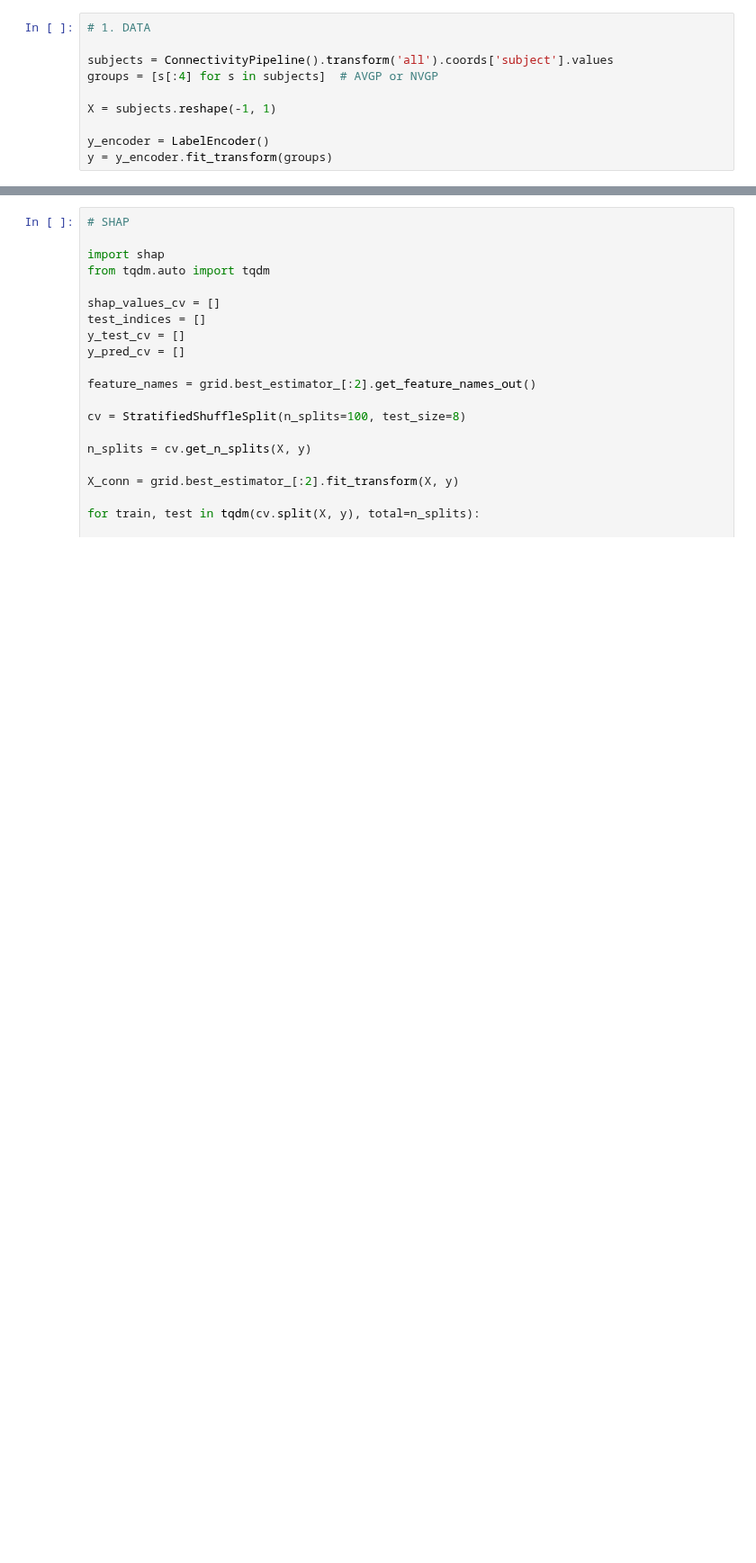
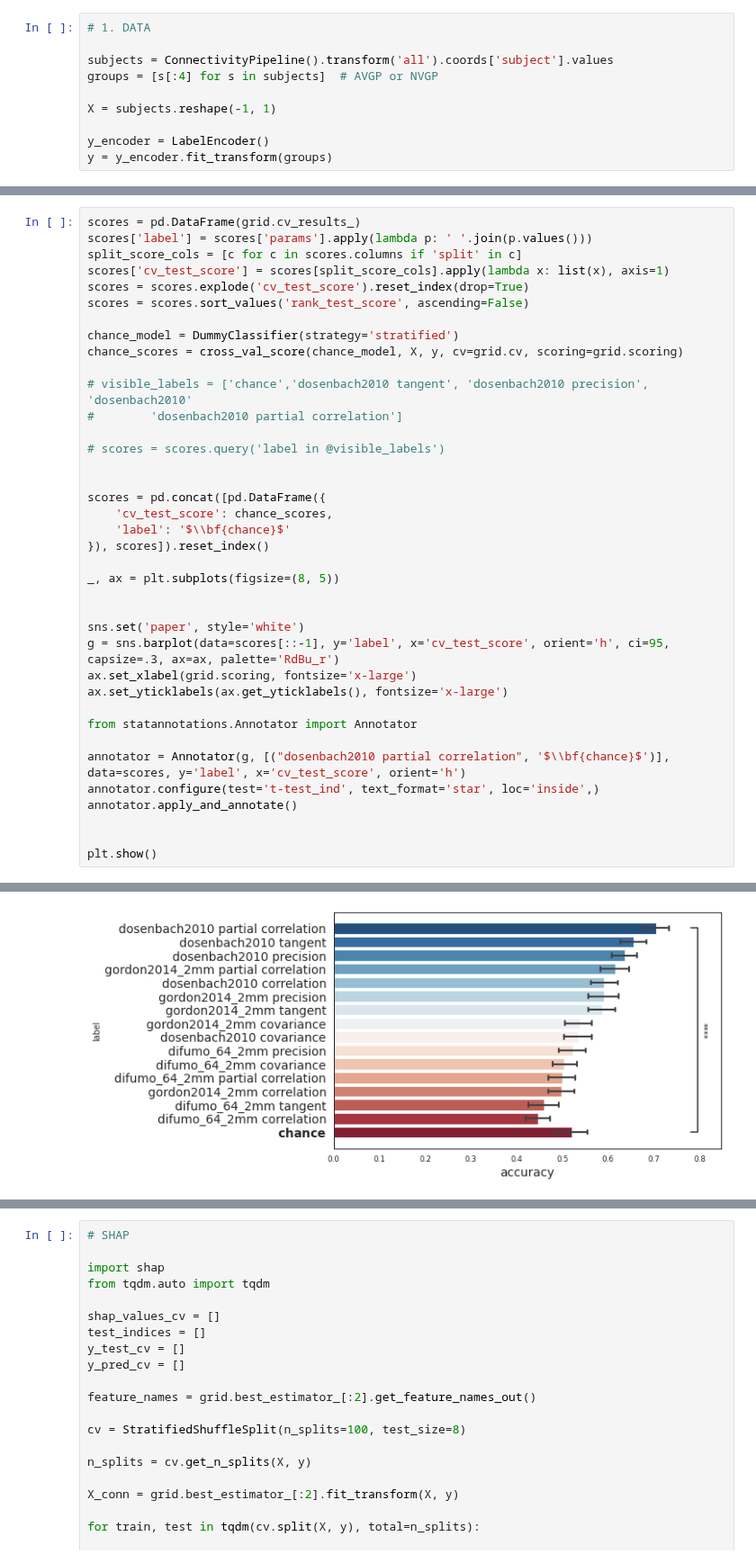
Before and after one commit to morteza/ACNets, a Jupyter notebook: notebooks/1 Connectivity Classifier.ipynb, the cells around one changed output, grey strips where cells are left out. Shown at 90% size. Drawn from its saved outputs; the diff is of its cells as text; blank space fills up the shorter version.

```diff
--- a/notebooks/1 Connectivity Classifier.ipynb
+++ b/notebooks/1 Connectivity Classifier.ipynb
@@ -254,0 +240,39 @@ plt.show()
+# %%
+scores = pd.DataFrame(grid.cv_results_)
+scores['label'] = scores['params'].apply(lambda p: ' '.join(p.values()))
+split_score_cols = [c for c in scores.columns if 'split' in c]
+scores['cv_test_score'] = scores[split_score_cols].apply(lambda x: list(x), axis=1)
+scores = scores.explode('cv_test_score').reset_index(drop=True)
+scores = scores.sort_values('rank_test_score', ascending=False)
+
+chance_model = DummyClassifier(strategy='stratified')
+chance_scores = cross_val_score(chance_model, X, y, cv=grid.cv, scoring=grid.scoring)
+
+# visible_labels = ['chance','dosenbach2010 tangent', 'dosenbach2010 precision', 'dosenbach2010'
+#        'dosenbach2010 partial correlation']
+
+# scores = scores.query('label in @visible_labels')
+
+
+scores = pd.concat([pd.DataFrame({
+    'cv_test_score': chance_scores,
+    'label': '$\\bf{chance}$'
+}), scores]).reset_index()
+
+_, ax = plt.subplots(figsize=(8, 5))
+
+
+sns.set('paper', style='white')
+g = sns.barplot(data=scores[::-1], y='label', x='cv_test_score', orient='h', ci=95, capsize=.3, ax=ax, palette='RdBu_r')
+ax.set_xlabel(grid.scoring, fontsize='x-large')
+ax.set_yticklabels(ax.get_yticklabels(), fontsize='x-large')
+
+from statannotations.Annotator import Annotator
+
+annotator = Annotator(g, [("dosenbach2010 partial correlation", '$\\bf{chance}$')], data=scores, y='label', x='cv_test_score', orient='h')
+annotator.configure(test='t-test_ind', text_format='star', loc='inside',)
+annotator.apply_and_annotate()
+
+
+plt.show()
+# %% [output]
@@ -254,0 +287 @@ plt.show()
+[figure, added]
```
Also changed, not shown: parts of 10 cells of this notebook.
